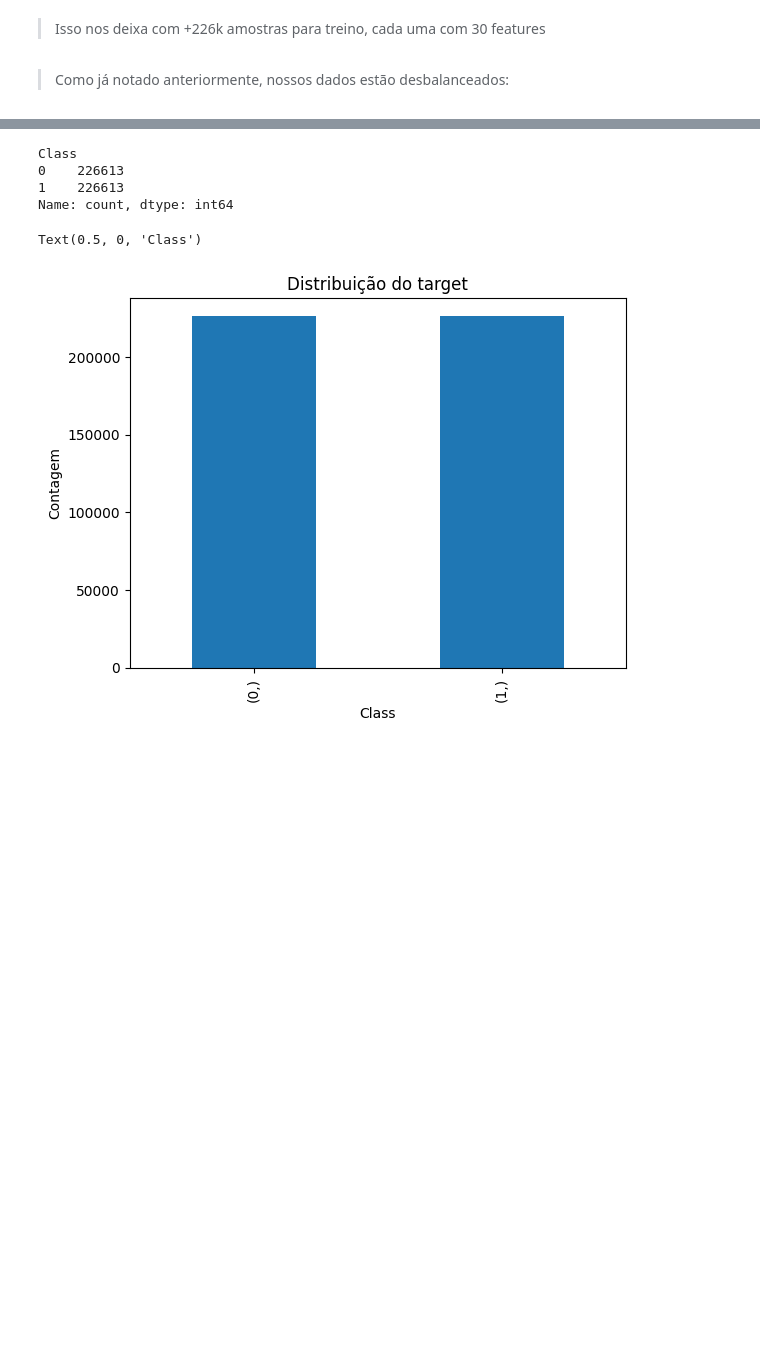
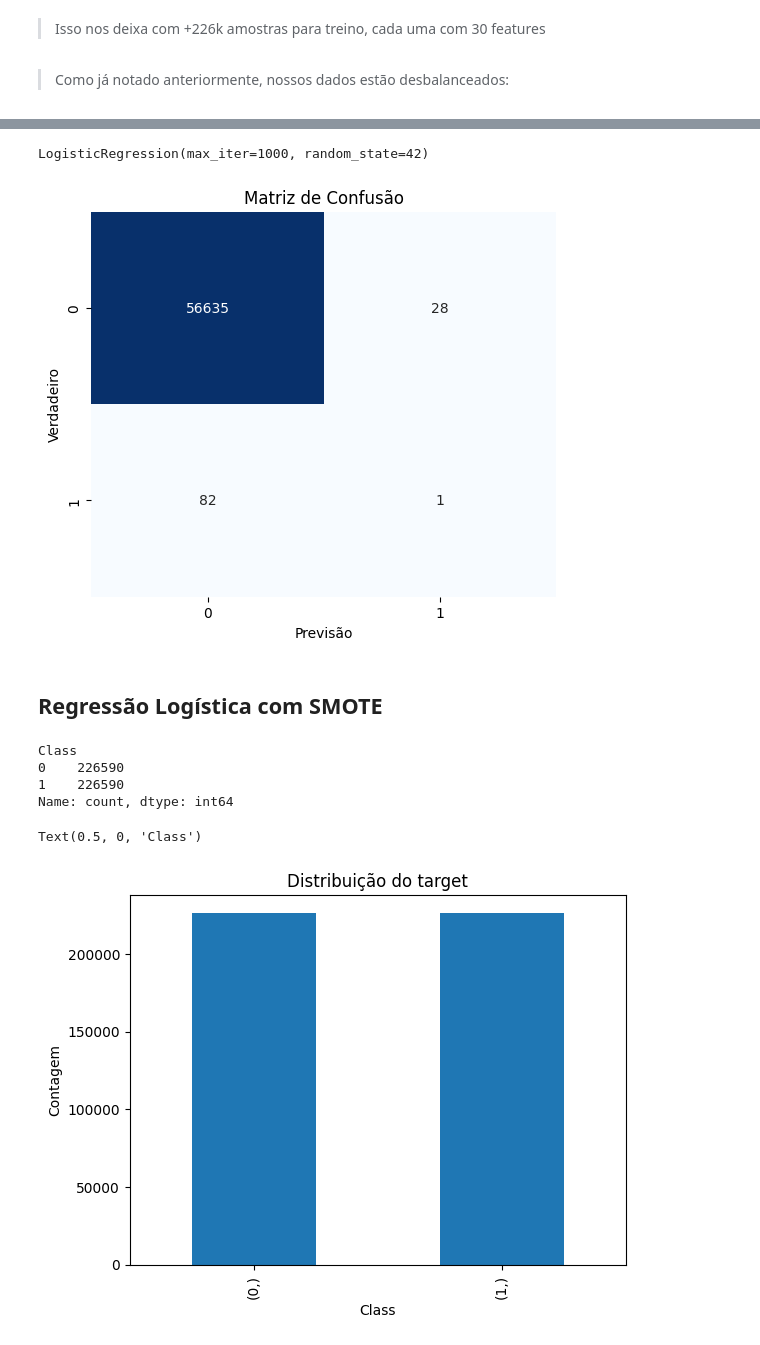
Before and after one commit to nicolepetrica/credit-card-fraud, a Jupyter notebook: notebooks/regressao_logistica.ipynb, the cells around one changed output, grey strips where cells are left out. Drawn from its saved outputs; the diff is of its cells as text; code cells hidden in the pictures; blank space fills up the shorter version.

```diff
--- a/notebooks/regressao_logistica.ipynb
+++ b/notebooks/regressao_logistica.ipynb
@@ -63,0 +69,8 @@ Vamos lidar com o desbalanceamento utilizando a técnica SMOTE (Synthetic Minori
+# %%
+log_reg = LogisticRegression(max_iter=1000, random_state=42)
+# %%
+log_reg.fit(X_train_preproc, y_train)
+# %% [output]
+LogisticRegression(max_iter=1000, random_state=42)
+# %%
+y_pred = log_reg.predict(X_test)
@@ -64 +86,14 @@ Vamos lidar com o desbalanceamento utilizando a técnica SMOTE (Synthetic Minori
+# %%
+cm_normal = confusion_matrix(y_test, y_pred)
+# %%
+plt.figure(figsize=(6,5))
+sns.heatmap(cm_normal, annot=True, fmt='d', cmap='Blues', cbar=False)
+plt.xlabel('Previsão')
+plt.ylabel('Verdadeiro')
+plt.title('Matriz de Confusão')
+plt.show()
+# %% [output]
+[figure, added]
+# %% [markdown]
+## Regressão Logística com SMOTE
 # %%
@@ -72,8 +107,8 @@ y_res.to_csv("../data/output/y_rebalanced.csv")
 # %%
-y_res.value_counts()
+y_train_sm.value_counts()
 # %% [output]
 Class
-0    226613
-1    226613
+0    226590
+1    226590
 Name: count, dtype: int64
 # %%
```
Also changed, not shown: parts of 28 cells of this notebook, 2 other files.
